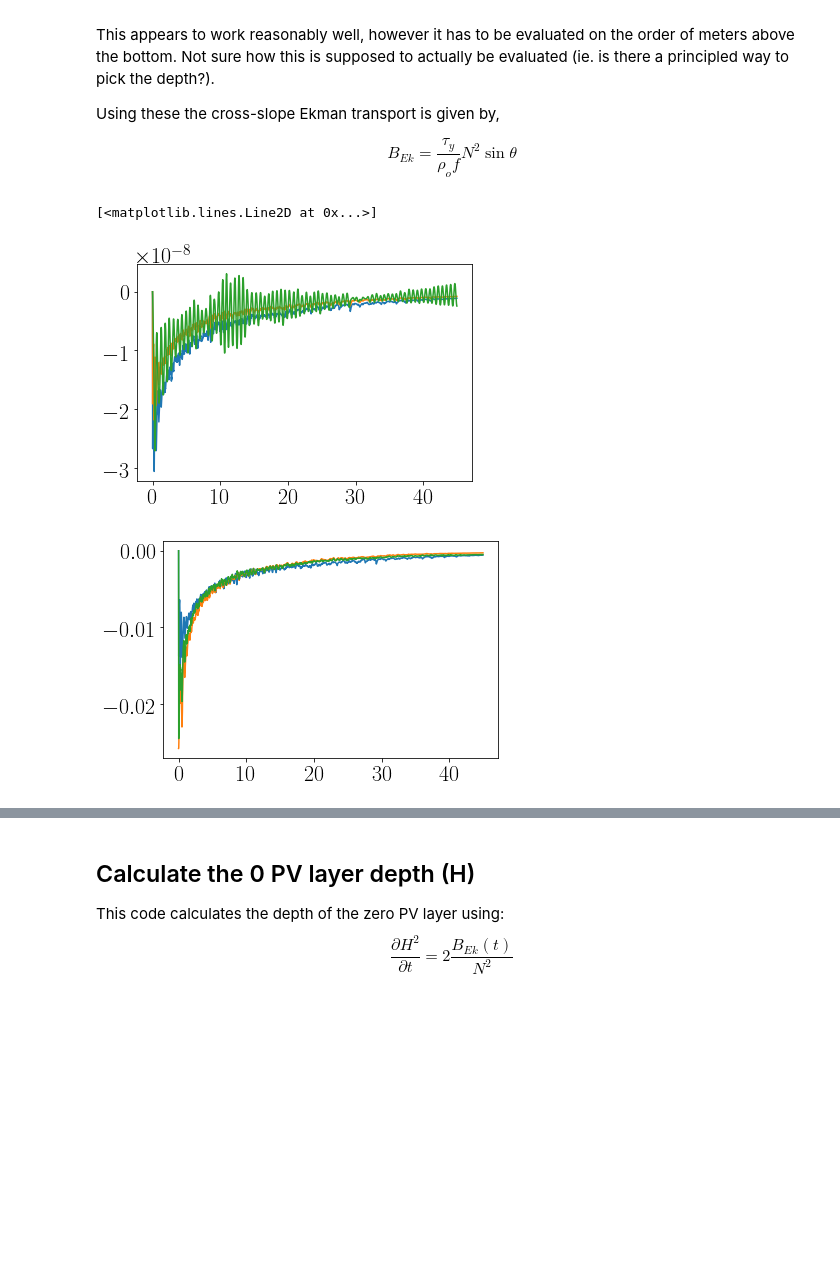
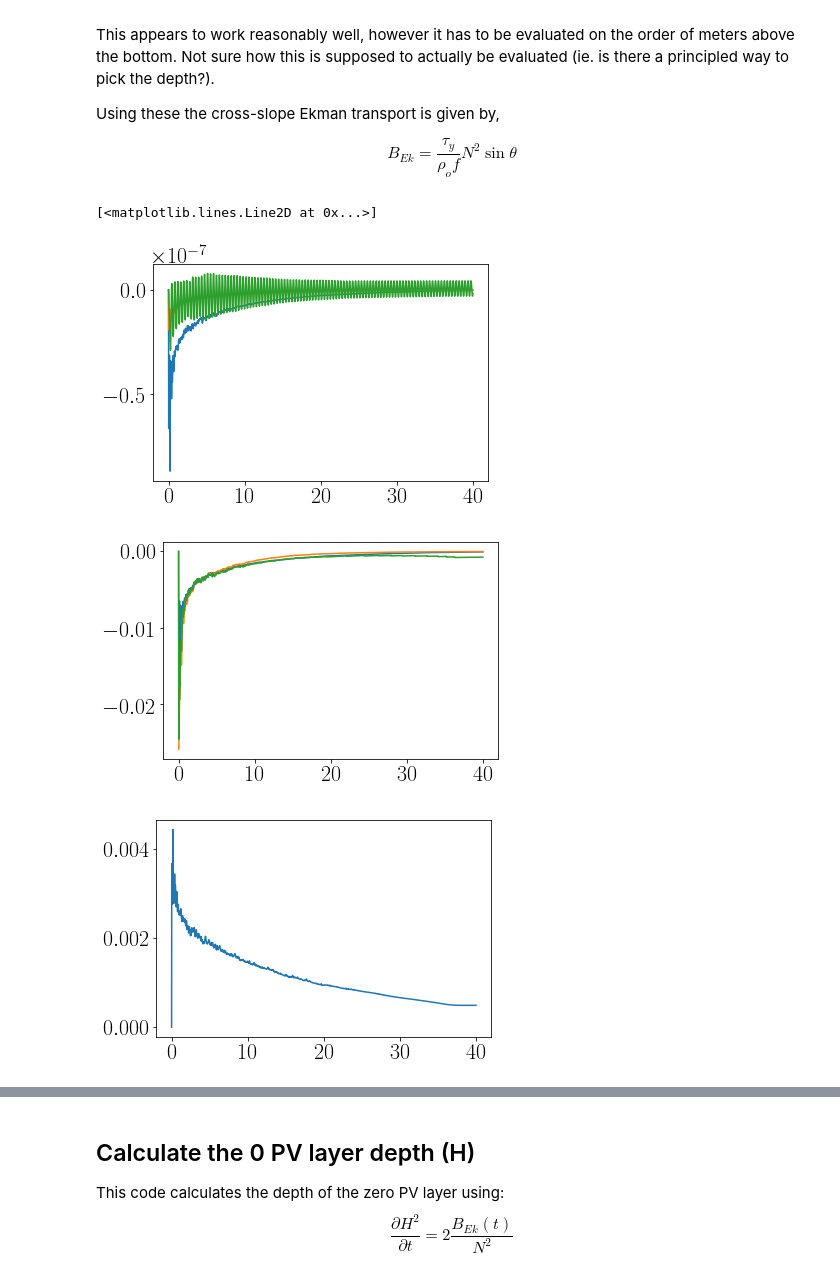
Before and after one commit to wenegrat/SI_ON_A_SLOPE, a Jupyter notebook: SIBasicAnalysis.ipynb, the cells around one changed output, grey strips where cells are left out. Saved outputs shown, nothing was run; the diff lists cells and outputs as text; code cells hidden in the pictures; blank space fills up the shorter version.

```diff
--- a/SIBasicAnalysis.ipynb
+++ b/SIBasicAnalysis.ipynb
@@ -30,15 +31,24 @@ plt.rcParams['font.family'] = 'STIXGeneral'
 # %%
 #%% Pick the filename and path
 filename = '/data/thomas/jacob13/SI_ON_A_SLOPE/snapshots_0p10.h5' #0.1 slope
-filename = '/data/thomas/jacob13/SI_ON_A_SLOPE/SI_DNS/SI_1e-5_0p05/snapshots/snapshots_1e-5_0p05.h5' #0.1 slope
+filename = '/data/thomas/jacob13/SI_ON_A_SLOPE/SI_DNS/SI_1e-5_0p05/snapshots/snapshots_1e-5_0p05_LONG.h5' #0.1 slope
 #filename = '/data/thomas/jacob13/SI_ON_A_SLOPE/SI_DNS/SI_5e-7_0p42/snapshots/snapshots_5e-7_0p42.h5' #0.1 slope
 #filename = '/data/thomas/jacob13/SI_ON_A_SLOPE/SI_DNS/SI_1e-5_0p0225/snapshots/snapshots_1e-5_0p0225.h5' #0.1 slope
-# filename = '/data/thomas/jacob13/SI_ON_A_SLOPE/SI_DNS/SI_1e-5_0p02/snapshots/snapshots_1e-5_0p02.h5' #Ruan case F
-filename = '/data/thomas/jacob13/SI_ON_A_SLOPE/SI_DNS/SI_1e-5_0p02/snapshots/snapshots_1e-5_0p02_LONG.h5' #Ruan case F
+#filename = '/data/thomas/jacob13/SI_ON_A_SLOPE/SI_DNS/SI_1e-5_0p02/snapshots/snapshots_1e-5_0p02_LONG.h5' #Ruan case F
+# filename = '/data/thomas/jacob13/SI_ON_A_SLOPE/SI_DNS/SI_1e-5_0p02/snapshots/snapshots_1e-5_0p02_Q1D.h5' #Ruan case F
 
-#filename = '/data/thomas/jacob13/SI_ON_A_SLOPE/SI_DNS/SI_1e-7_0p005/snapshots/snapshots_1e-7_0p005.h5' #Ruan case A
-#filename =  '/data/thomas/jacob13/SI_ON_A_SLOPE/SI_DNS/SI_1e-6_0p01/snapshots/snapshots_1e-6_0p01.h5'
-#filename =  '/data/thomas/jacob13/SI_ON_A_SLOPE/SI_DNS/SI_1e-6_0p1/snapshots/snapshots_1e-6_0p1.h5'
+# filename = '/data/thomas/jacob13/SI_ON_A_SLOPE/SI_DNS/SI_1e-5_0p02/snapshots/snapshots_1e-5_0p02_LONG.h5' #Ruan case F
+# filename = '/data/thomas/jacob13/SI_ON_A_SLOPE/SI_DNS/SI_1e-5_0p02/snapshots/snapshots_1e-5_0p02_LOWV.h5' #Ruan case F
+
+# filename = '/data/thomas/jacob13/SI_ON_A_SLOPE/SI_DNS/SI_1e-7_0p005/snapshots/snapshots_1e-7_0p005.h5' #Ruan case A
+# filename =  '/data/thomas/jacob13/SI_ON_A_SLOPE/SI_DNS/SI_1e-6_0p01/snapshots/snapshots_1e-6_0p01.h5'
+# filename =  '/data/thomas/jacob13/SI_ON_A_SLOPE/SI_DNS/SI_1e-6_0p1/snapshots/snapshots_1e-6_0p1.h5'
+
+# filename =  '/data/thomas/jacob13/SI_ON_A_SLOPE/SI_DNS/SI_1e-5_0p02/downslope/downslope_s2.h5' # oscillating current
+
+
+visc = 5e-5
+visc = 1e-4
 
 f = h5py.File(filename, 'r')
 
@@ -89,3 +99,5 @@ x = u.dims[1][0][:]
 z = u.dims[2][0][:]
 time = u.dims[0][0][:]
 kx = f['scales/kx'][:]/(2*np.pi) # Inverse wavelengths in cross-front direction
+# %%
+time = u.dims[0][0][:]
@@ -169,14 +195,15 @@ Using these the cross-slope Ekman transport is given by,
 B_{Ek} = \frac{\tau_y}{\rho_o f} N^2 \sin{\theta}
 \end{equation}
 # %%
-uss = 1e-4*np.sqrt(np.mean(uz[:,:,0], axis=1)**2 + np.mean(vz[:,:,0], axis=1)**2) # This is u*^2...need to confirm this definition
-uss = 1e-4*np.sqrt(np.mean(uz[:,:,0]**2 + vz[:,:,0]**2, axis=1))
+
+uss = visc*np.sqrt(np.mean(uz[:,:,0], axis=1)**2 + np.mean(vz[:,:,0], axis=1)**2) # This is u*^2...need to confirm this definition
+uss = visc*np.sqrt(np.mean(uz[:,:,0]**2 + vz[:,:,0]**2, axis=1))
 us = np.sqrt(uss)
 usm = np.mean(us)
-delv = 1e-4/usm
+delv = visc/usm
 
-tauy = -1035*1e-4*np.mean(vz[:,:,0], axis=1) #Note that 1e-4 is the viscosity for the DNS
-taux = -1035*1e-4*np.mean(uz[:,:,0], axis=1) #Note that 1e-4 is the viscosity for the DNS
+tauy = -1035*visc*np.mean(vz[:,:,0], axis=1) #Note that 1e-4 is the viscosity for the DNS
+taux = -1035*visc*np.mean(uz[:,:,0], axis=1) #Note that 1e-4 is the viscosity for the DNS
 
 zind = 16
 cd = 2.5e-3
@@ -185,36 +212,40 @@ tauya = -1035*cd*np.mean(np.sqrt(u[:,:,zind]**2 + (v[:,:,zind]+0.1)**2)*(v[:,:,z
 # This plot is to confirm that the viscous layer is being resolved
 #plt.figure()
 #plt.plot((z[1:]-z[:-1])/delv, 0.5*(z[1:] + z[:-1]), marker='x')
 
 # calculate bottom velocity at 50*delv
 nt = time.size
 ub = np.zeros((nt,))
 vb = np.zeros((nt,))
 for i in range(1,nt):
-    tempind = np.where(z>50*1e-4/us[i])[0][0]
+    tempind = np.where(z>50*visc/us[i])[0][0]
     ub[i] = um[i,tempind]
     vb[i] = vm[i,tempind]+0.1
 # Can calculate the Ekman transport using bottom stress:
 Bek = tauy/(1030*1e-4)*N**2*np.sin(tht[:,0,0])
 Beka = tauy/(1030*1e-4*(1+N**2*np.sin(tht[0,0,0])**2/1e-8))*N**2*np.sin(tht[:,0,0])
 
 # Alternately calculate the actual cross-slope buoyancy transport
 Ubar = integrate.trapz(um,x=zm, axis=-1 )
 BekD = Ubar*N**2*np.sin(tht[:,0,0])
 #Bek = Beka
 # Compare three estimates of stress
 plt.plot(time/86400, Bek)
 plt.plot(time/86400, Beka)
 plt.plot(time/86400, BekD)
 
 plt.figure()
 plt.plot(time/86400, tauy)
 plt.plot(time/86400, tauya)
 plt.plot(time/86400, -1030*cd*np.sqrt(ub**2 + vb**2)*vb)
+
+plt.figure()
+plt.plot(time/86400, us)
 # %% [output]
 [<matplotlib.lines.Line2D at 0x...>]
-[figure, old version]
+[figure, new version]
-[figure, old version]
+[figure, new version]
+[figure, added]
 # %%
 # Look at Slope Monin Obukhov Length as in Ruan et al. 2019
 
```
Also changed, not shown: parts of 65 cells of this notebook, 16 other files.
